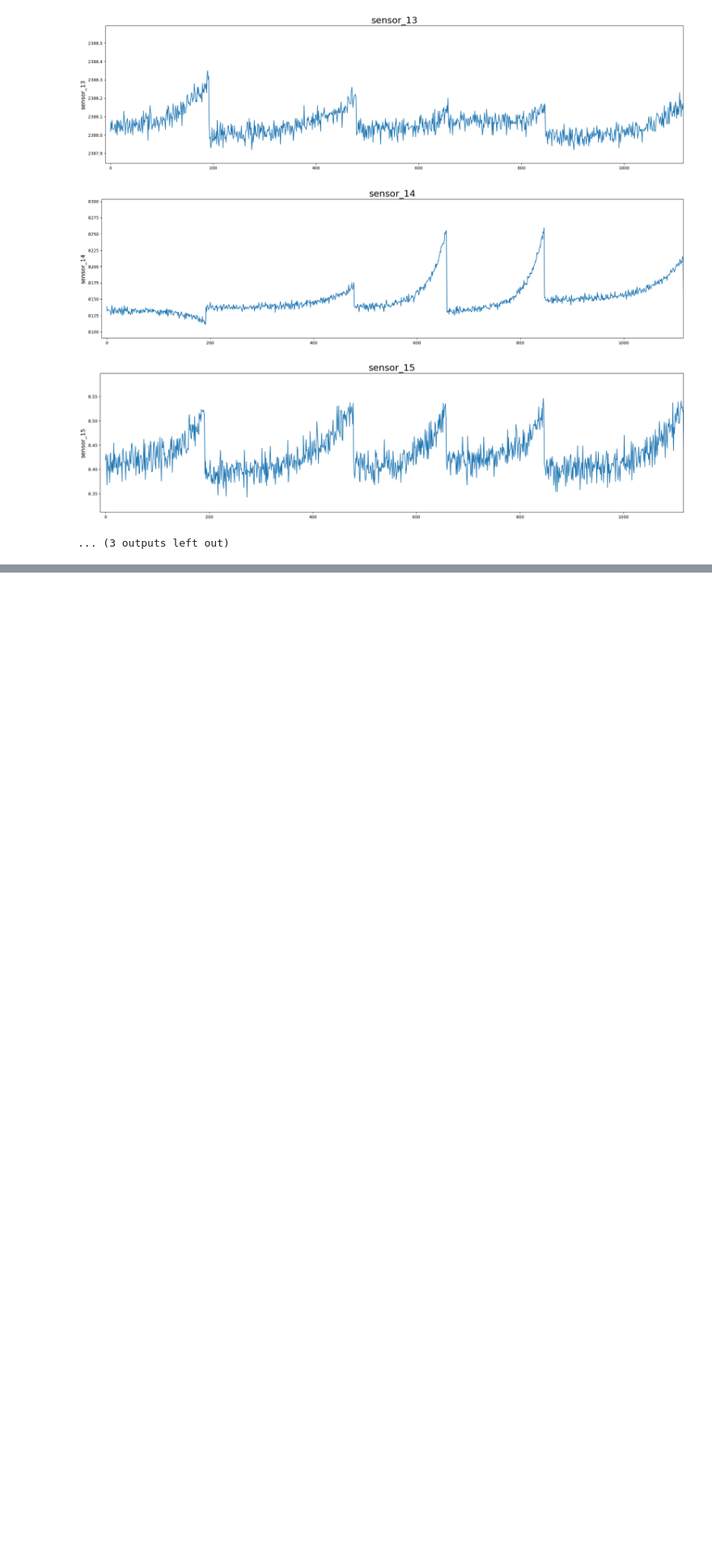
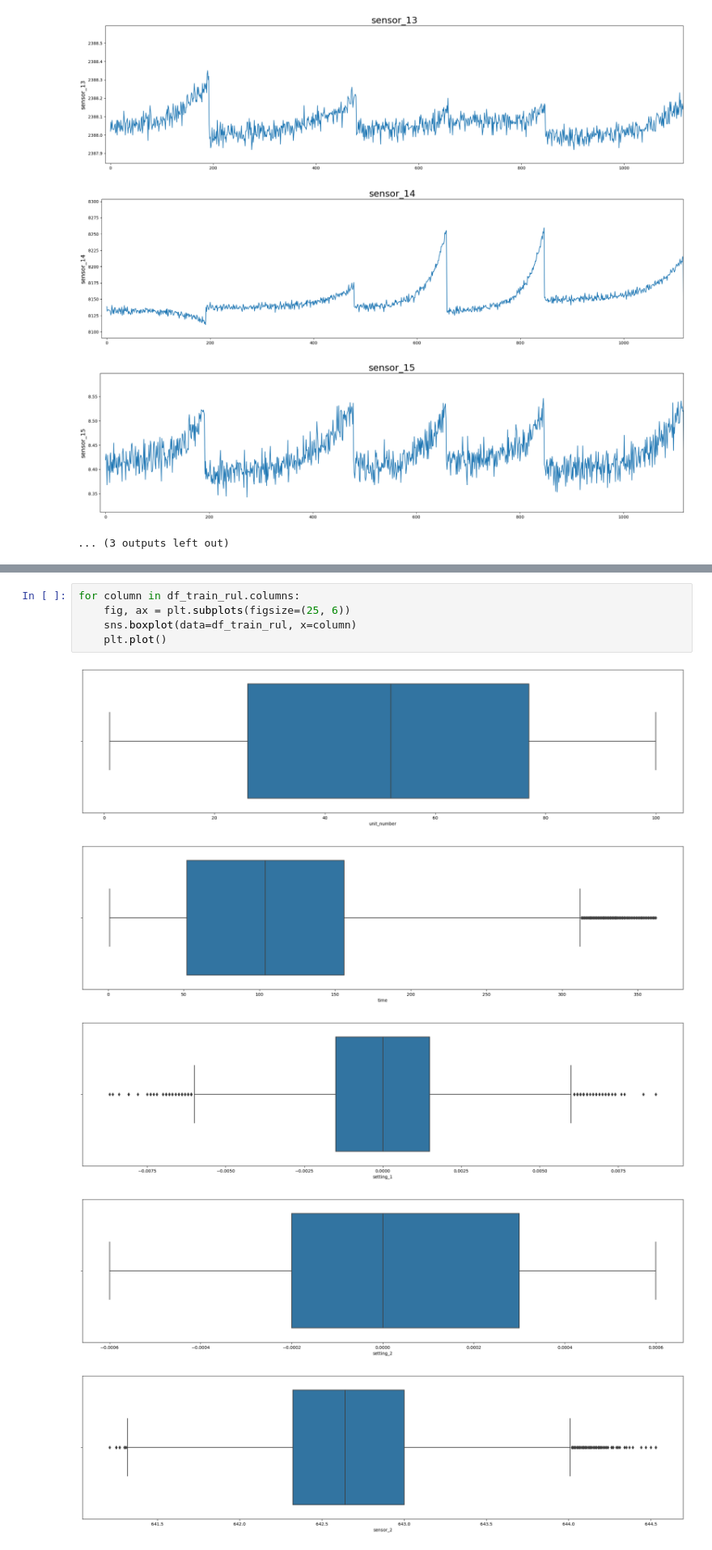
Before and after one commit to marcelov-aguiar/pdm_turbofan, a Jupyter notebook: code/2_exploratory_analysis/exploratory_train.ipynb, the cells around one changed output, grey strips where cells are left out. Shown at 81% size. Saved outputs shown, nothing was run; the diff lists cells and outputs as text; blank space fills up the shorter version.

Commit message:
✨ feat: Adiciona gráfico com boxplot
Closes #7

```diff
--- a/code/2_exploratory_analysis/exploratory_train.ipynb
+++ b/code/2_exploratory_analysis/exploratory_train.ipynb
@@ -168,0 +168,11 @@ for column in df_train_rul.columns:
+# %%
+for column in df_train_rul.columns:
+    fig, ax = plt.subplots(figsize=(25, 6))
+    sns.boxplot(data=df_train_rul, x=column)
+    plt.plot()
+# %% [output]
+[figure, added]
+[figure, added]
+[figure, added]
+[figure, added]
+[figure, added]
```
Also changed, not shown: parts of 6 cells of this notebook, 1 other file.
